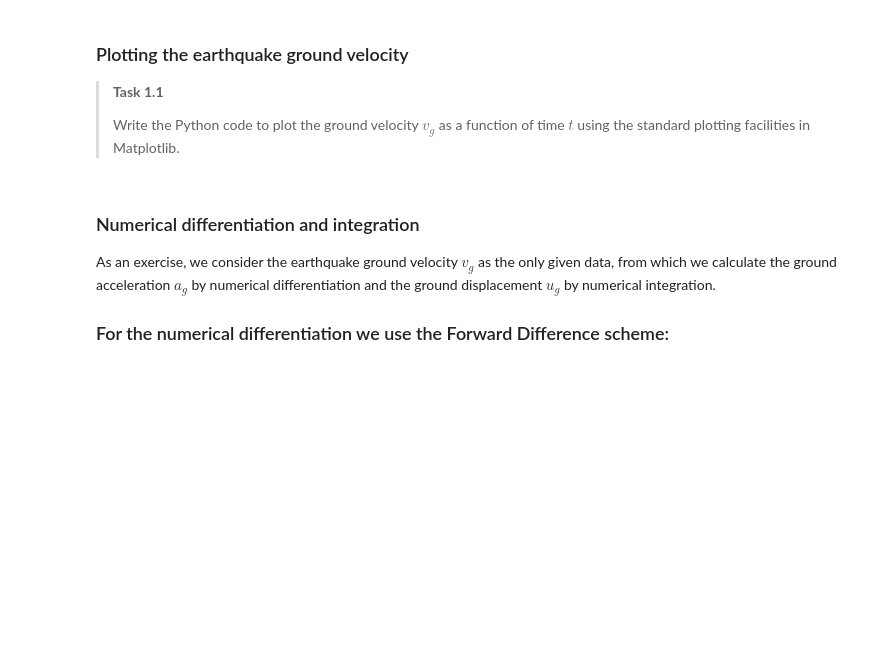
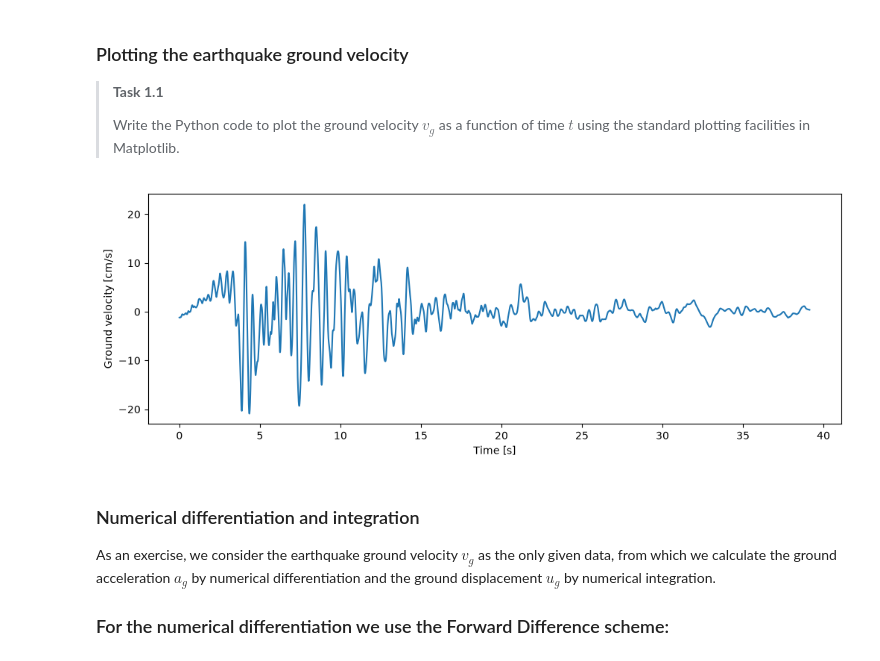
Before and after one commit to anastasisdellis21-png/G.A.1.2, a Jupyter notebook: 1Ddynamics.ipynb, the cells around one changed output. Drawn from its saved outputs; the diff is of its cells as text; code cells hidden in the pictures; blank space fills up the shorter version.

```diff
--- a/1Ddynamics.ipynb
+++ b/1Ddynamics.ipynb
@@ -86,9 +86,14 @@ t = np.linspace(start=0, stop=dt * num, num=num)
 </div>
 # %%
 plt.figure(figsize=(12, 4))
-### YOUR CODE HERE ###
+
+plt.plot(t, vg)
+plt.xlabel("Time [s]")
+plt.ylabel("Ground velocity [cm/s]")
 
 plt.show()
+# %% [output]
+[figure, added]
 # %% [markdown]
 ### Numerical differentiation and integration
 
```
